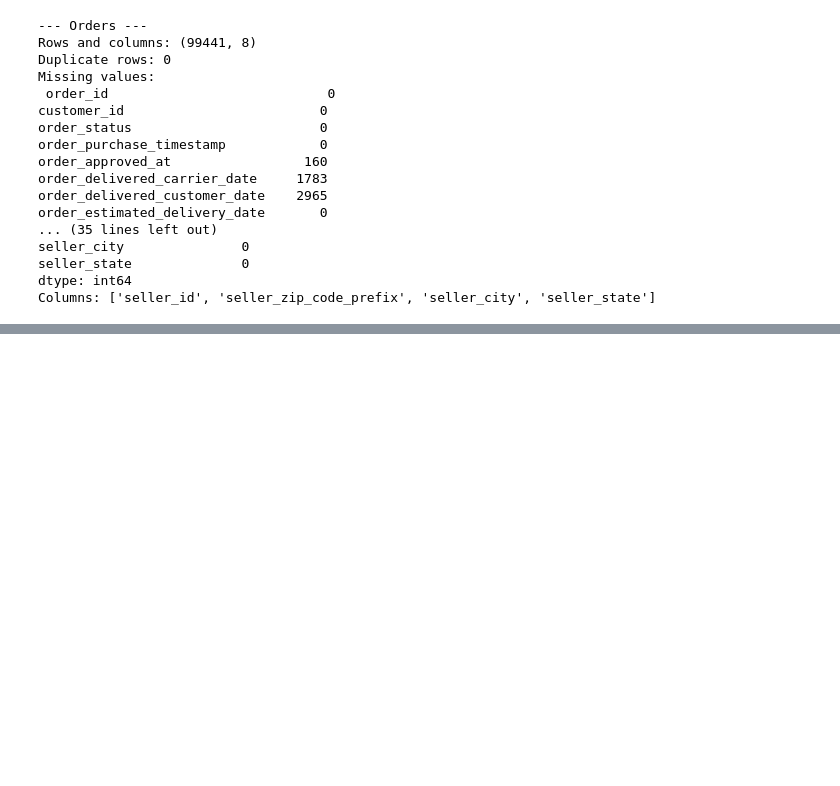
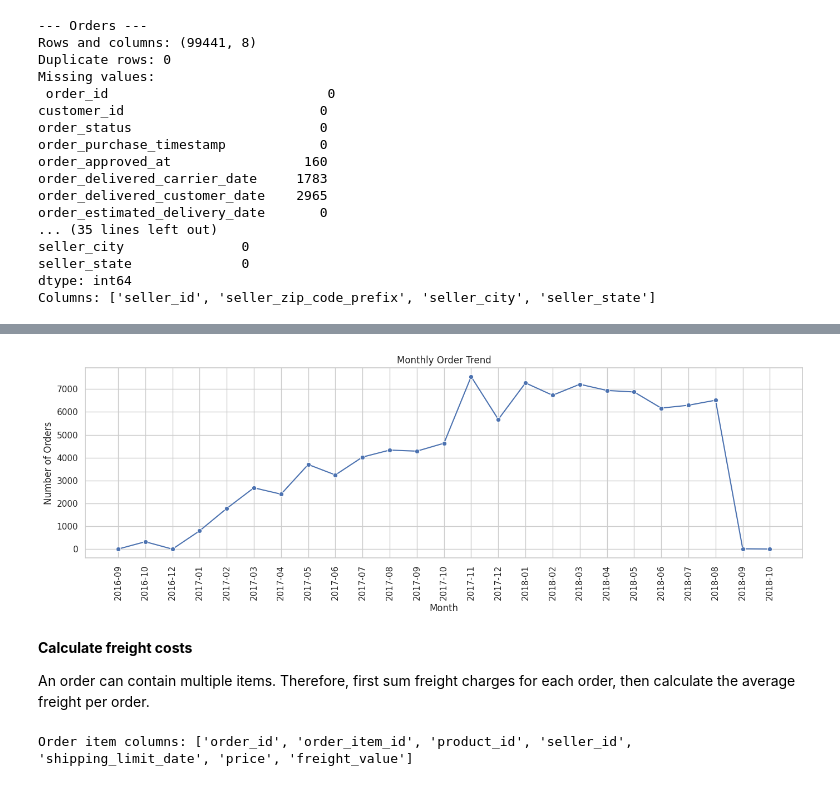
Before and after one commit to Jyotisrj/sql-sales-data-analysis-, a Jupyter notebook: 01_python_analysis.ipynb, the cells around one changed output, grey strips where cells are left out. Drawn from its saved outputs; the diff is of its cells as text; code cells hidden in the pictures; blank space fills up the shorter version.

```diff
--- a/01_python_analysis.ipynb
+++ b/01_python_analysis.ipynb
@@ -168,0 +468,20 @@ Average delivery time: 12.56 days
+# %%
+monthly_orders = orders[
+    orders["order_purchase_timestamp"].notna()
+].copy()
+
+monthly_orders["order_month"] = (
+    monthly_orders["order_purchase_timestamp"].dt.to_period("M")
+)
+
+monthly_orders = (
+    monthly_orders.groupby("order_month")["order_id"]
+    .nunique()
+    .reset_index(name="total_orders")
+)
+
+monthly_orders["order_month"] = (
+    monthly_orders["order_month"].astype(str)
+)
+
+display(monthly_orders.head(10))
@@ -168,0 +500,32 @@ Average delivery time: 12.56 days
+# %%
+# Visualize the monthly trend:
+plt.figure(figsize=(14, 5))
+
+sns.lineplot(
+    data=monthly_orders,
+    x="order_month",
+    y="total_orders",
+    marker="o"
+)
+
+plt.title("Monthly Order Trend")
+plt.xlabel("Month")
+plt.ylabel("Number of Orders")
+plt.xticks(rotation=90)
+plt.tight_layout()
+plt.savefig(
+    "monthly_order_trend.png",
+    dpi=300,
+    bbox_inches="tight"
+)
+plt.show()
+# %% [output]
+[figure, added]
+# %% [markdown]
+**Calculate freight costs**
+
+An order can contain multiple items. Therefore, first sum freight charges for each order, then calculate the average freight per order.
+# %%
+print("Order item columns:", order_items.columns.tolist())
+# %% [output]
+Order item columns: ['order_id', 'order_item_id', 'product_id', 'seller_id', 'shipping_limit_date', 'price', 'freight_value']
```
Also changed, not shown: parts of 36 cells of this notebook.
